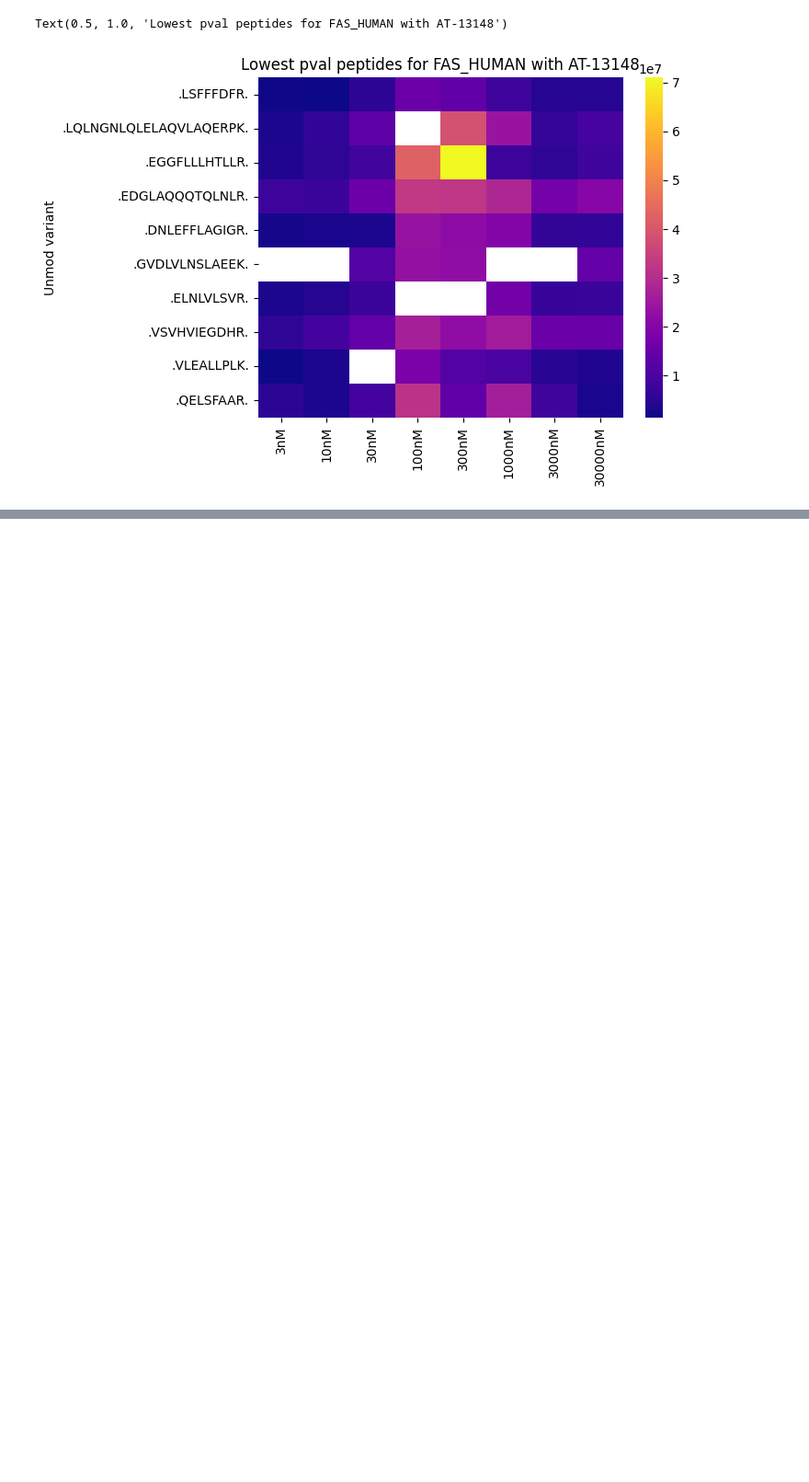
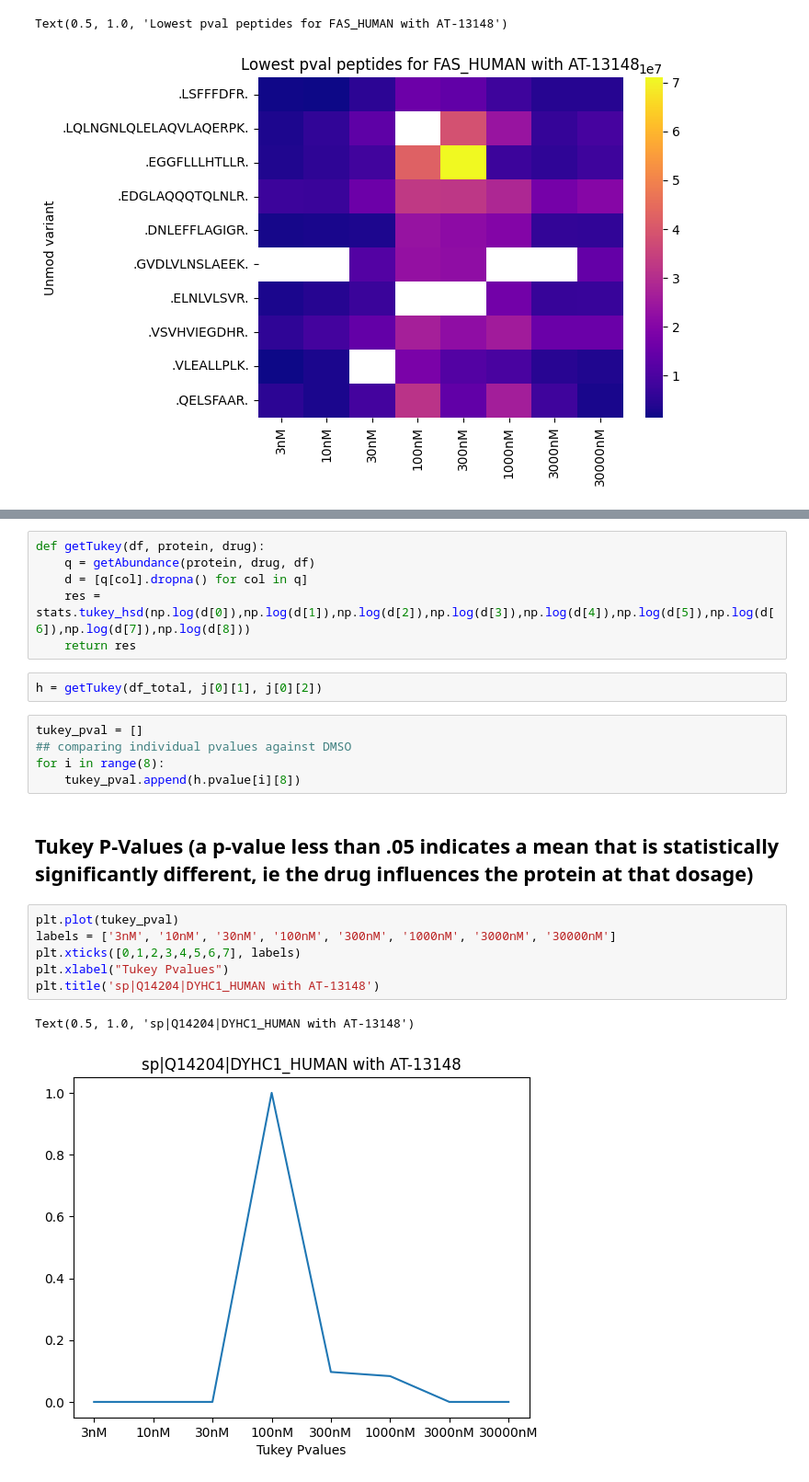
Before and after one commit to amber3536/Drug-evaluation, a Jupyter notebook: Drug_eval.ipynb, the cells around one changed output, grey strips where cells are left out. Shown at 92% size. Drawn from its saved outputs; the diff is of its cells as text; blank space fills up the shorter version.

```diff
--- a/Drug_eval.ipynb
+++ b/Drug_eval.ipynb
@@ -299,0 +422,24 @@ Text(0.5, 1.0, 'Lowest pval peptides for DYHC1_HUMAN with Alectinib')
+# %%
+def getTukey(df, protein, drug):
+    q = getAbundance(protein, drug, df)
+    d = [q[col].dropna() for col in q]
+    res = stats.tukey_hsd(np.log(d[0]),np.log(d[1]),np.log(d[2]),np.log(d[3]),np.log(d[4]),np.log(d[5]),np.log(d[6]),np.log(d[7]),np.log(d[8]))
+    return res
+# %%
+h = getTukey(df_total, j[0][1], j[0][2])
+# %%
+tukey_pval = []
+## comparing individual pvalues against DMSO
+for i in range(8):
+    tukey_pval.append(h.pvalue[i][8])
+# %% [markdown]
+## Tukey P-Values (a p-value less than .05 indicates a mean that is statistically significantly different, ie the drug influences the protein at that dosage)
+# %%
+plt.plot(tukey_pval)
+labels = ['3nM', '10nM', '30nM', '100nM', '300nM', '1000nM', '3000nM', '30000nM']
+plt.xticks([0,1,2,3,4,5,6,7], labels)
+plt.xlabel("Tukey Pvalues")
+plt.title('sp|Q14204|DYHC1_HUMAN with AT-13148')
+# %% [output]
+Text(0.5, 1.0, 'sp|Q14204|DYHC1_HUMAN with AT-13148')
+[figure, added]
```
Also changed, not shown: parts of 48 cells of this notebook.
